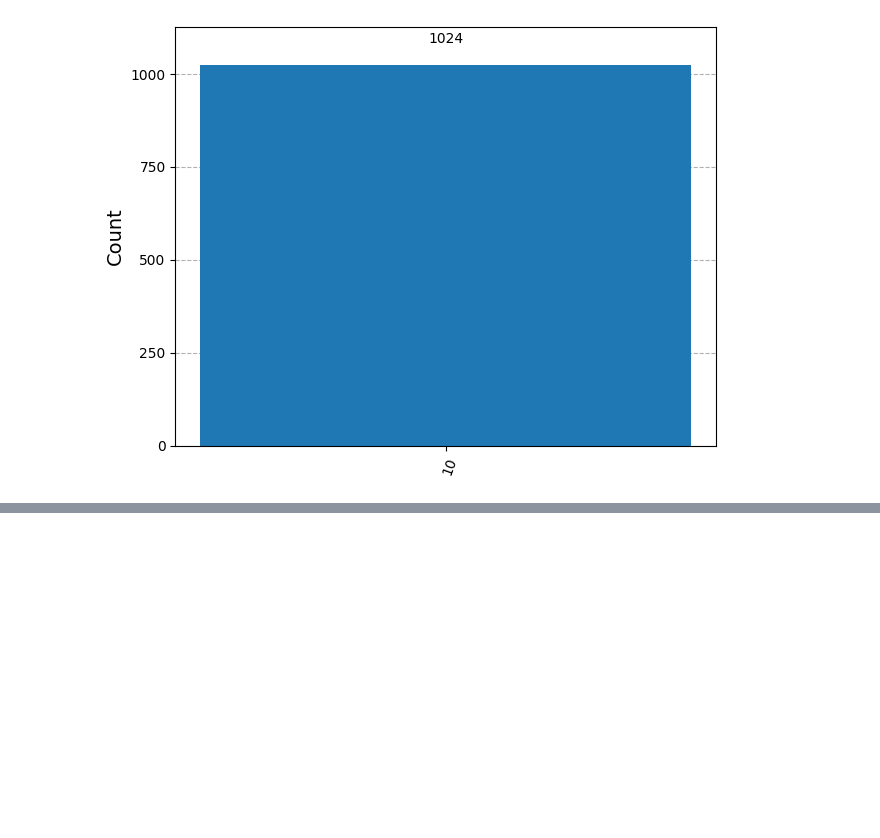
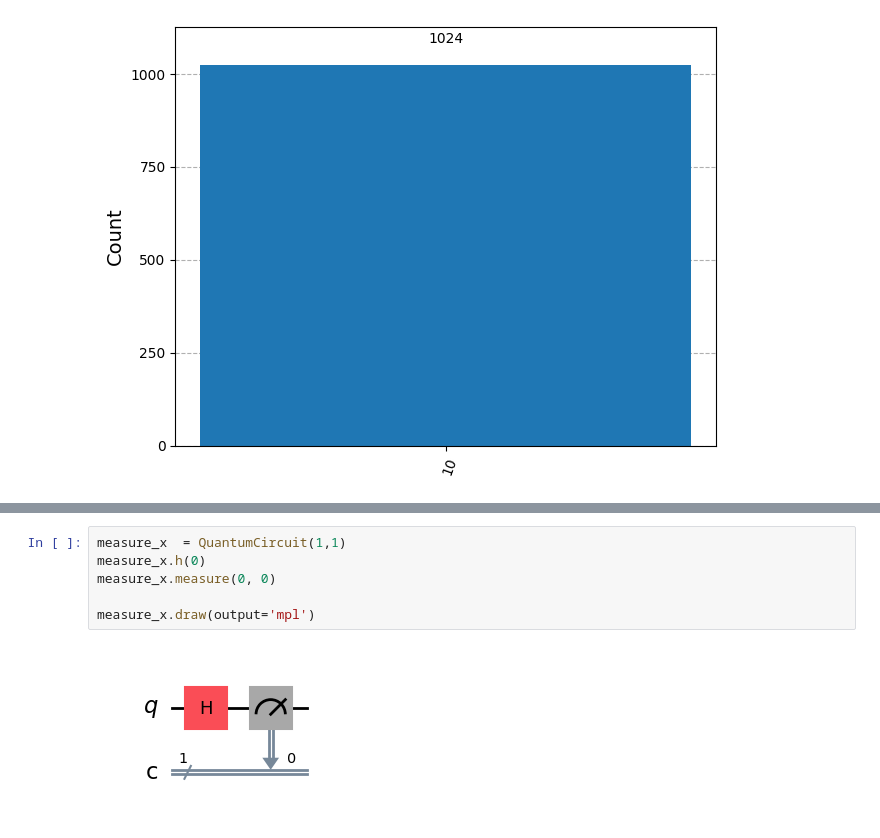
Before and after one commit to ram-polisetti/qiskit, a Jupyter notebook: Fundamentals.ipynb, the cells around one changed output, grey strips where cells are left out. Saved outputs shown, nothing was run; the diff lists cells and outputs as text; blank space fills up the shorter version.

```diff
--- a/Fundamentals.ipynb
+++ b/Fundamentals.ipynb
@@ -573,0 +582,8 @@ plot_histogram(counts)
+# %%
+measure_x  = QuantumCircuit(1,1)
+measure_x.h(0)
+measure_x.measure(0, 0)
+
+measure_x.draw(output='mpl')
+# %% [output]
+[figure, added]
```
Also changed, not shown: parts of 11 cells of this notebook.
